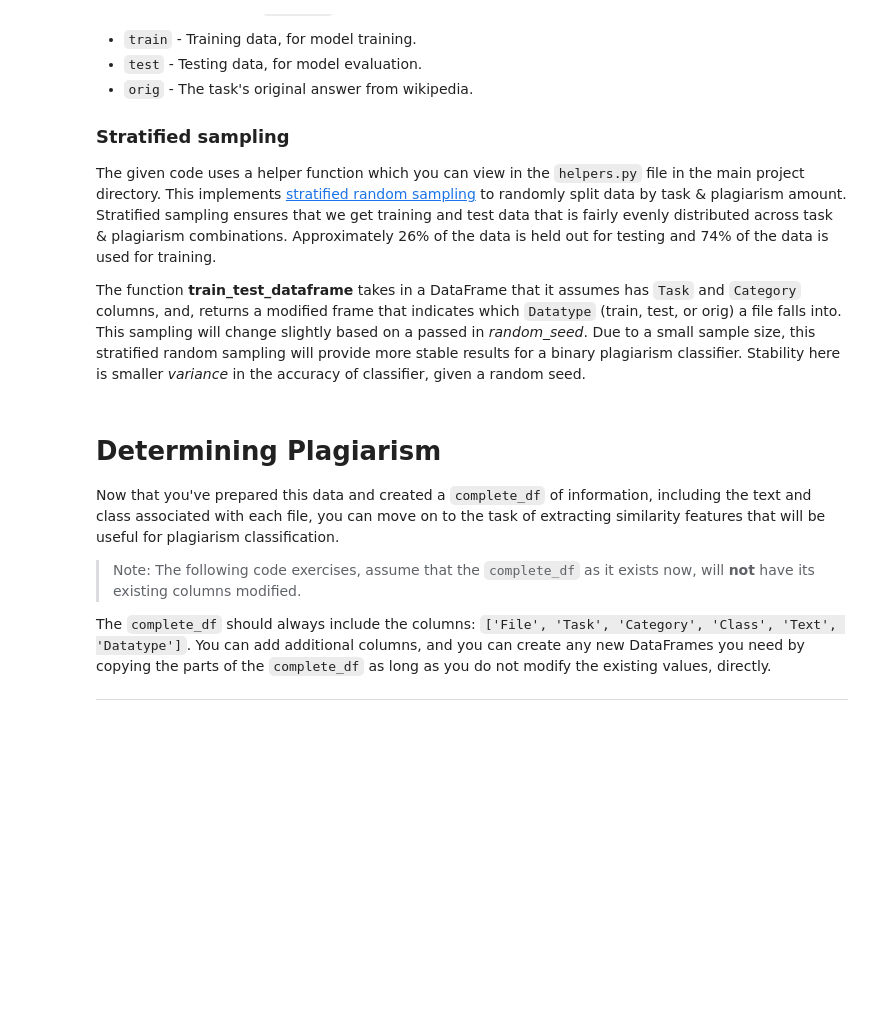
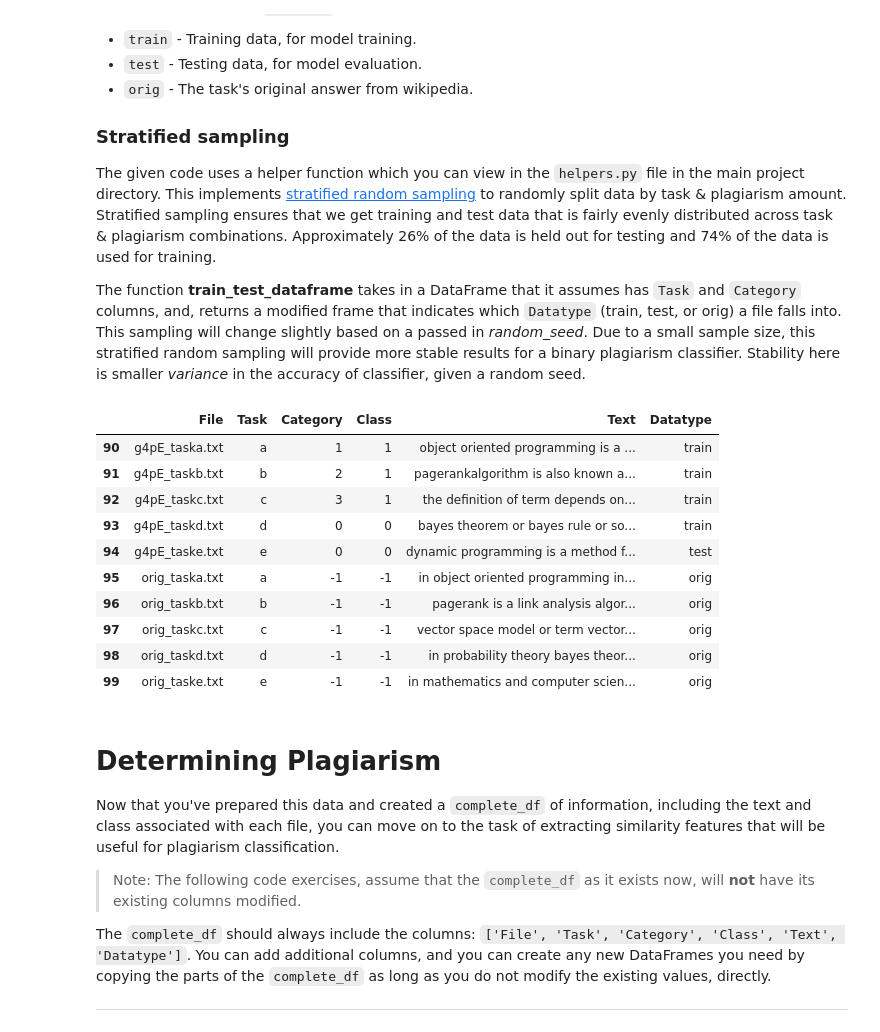
Before and after one commit to manumaqueda/plagiarism-detection, a Jupyter notebook: 2_Plagiarism_Feature_Engineering.ipynb, the cells around one changed output. Drawn from its saved outputs; the diff is of its cells as text; code cells hidden in the pictures; blank space fills up the shorter version.

```diff
--- a/2_Plagiarism_Feature_Engineering.ipynb
+++ b/2_Plagiarism_Feature_Engineering.ipynb
@@ -150,10 +150,10 @@ def numerical_dataframe(csv_file='data/file_information.csv'):
        Source texts have a special label, -1.
        :param csv_file: The directory for the file_information.csv file
        :return: A dataframe with numerical categories and a new `Class` label column'''
-
-    # your code here
-
-    pass
+    df_information = pd.read_csv(csv_file)
+    df_information['Category'] = df_information['Category'].map({'non': 0, 'heavy': 1, 'light': 2, 'cut':3, 'orig':-1}).astype(int)
+    df_information['Class'] = df_information.apply(lambda x: x['Category'] if x['Category'] < 1 else 1 , axis=1)
+    return df_information
 # %% [markdown]
 ### Test cells
 
@@ -239,17 +273,29 @@ The function **train_test_dataframe** takes in a DataFrame that it assumes has `
 # %%
 random_seed = 1 # can change; set for reproducibility
 
 """
 DON'T MODIFY ANYTHING IN THIS CELL THAT IS BELOW THIS LINE
 """
 import helpers
 
 # create new df with Datatype (train, test, orig) column
 # pass in `text_df` from above to create a complete dataframe, with all the information you need
 complete_df = helpers.train_test_dataframe(text_df, random_seed=random_seed)
 
 # check results
-complete_df.head(10)
+complete_df.tail(10)
+# %% [output]
+|  | File | Task | Category | Class | Text | Datatype |
+| 90 | g4pE_taska.txt | a | 1 | 1 | object oriented programming is a ... | train |
+| 91 | g4pE_taskb.txt | b | 2 | 1 | pagerankalgorithm is also known a... | train |
+| 92 | g4pE_taskc.txt | c | 3 | 1 | the definition of term depends on... | train |
+| 93 | g4pE_taskd.txt | d | 0 | 0 | bayes theorem or bayes rule or so... | train |
+| 94 | g4pE_taske.txt | e | 0 | 0 | dynamic programming is a method f... | test |
+| 95 | orig_taska.txt | a | -1 | -1 | in object oriented programming in... | orig |
+| 96 | orig_taskb.txt | b | -1 | -1 | pagerank is a link analysis algor... | orig |
+| 97 | orig_taskc.txt | c | -1 | -1 | vector space model or term vector... | orig |
+| 98 | orig_taskd.txt | d | -1 | -1 | in probability theory bayes theor... | orig |
+| 99 | orig_taske.txt | e | -1 | -1 | in mathematics and computer scien... | orig |
 # %% [markdown]
 # Determining Plagiarism
 
```
Also changed, not shown: parts of 24 cells of this notebook, 1 other file.
